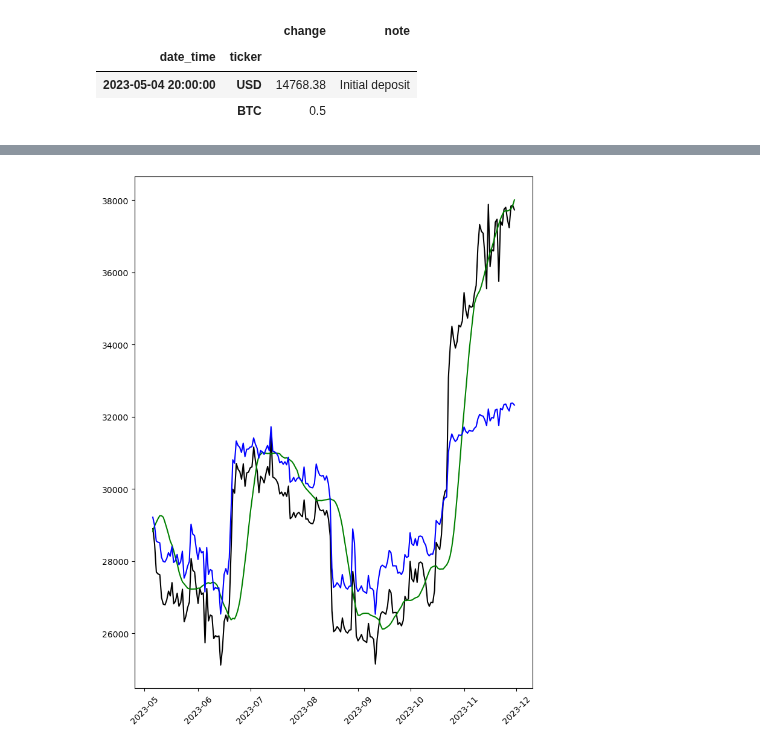
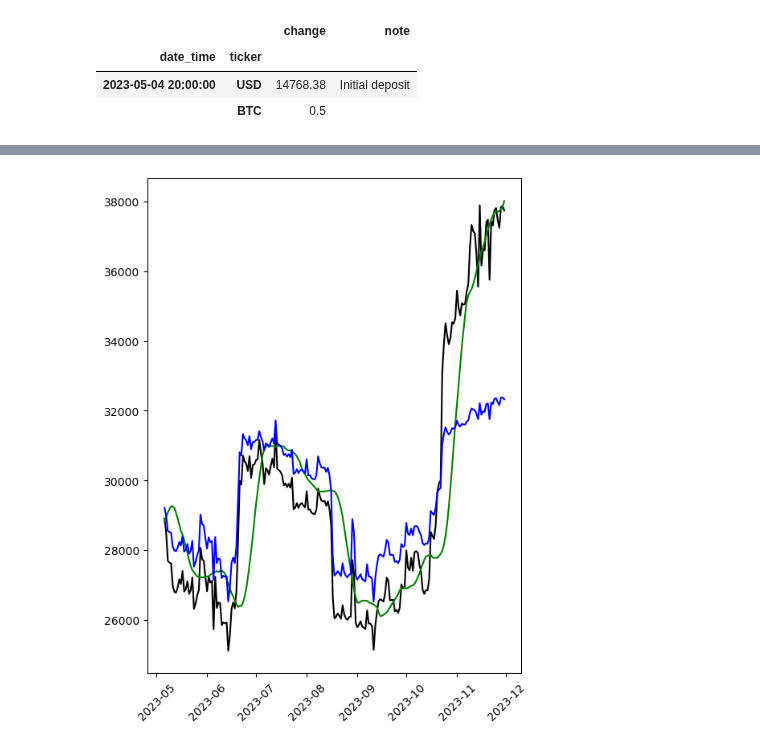
Before and after one commit to ArtemChemist/crypto, a Jupyter notebook: test clases.ipynb, the cells around one changed output, grey strips where cells are left out. Drawn from its saved outputs; the diff is of its cells as text; code cells hidden in the pictures.

```diff
--- a/test clases.ipynb
+++ b/test clases.ipynb
@@ -389,12 +350,12 @@ On 2023-11-29 19:00:00 value: 32324.49685860431
 # %%
 # Plot the results
 fig, ax = plt.subplots(1, 1, sharex = True)
-fig.set_figheight(11)
-fig.set_figwidth(8.5)
+fig.set_figheight(8)
+fig.set_figwidth(6)
 ax.plot(df_to_plot.index, df_to_plot['current'], color = 'black', label = 'Actual')
 ax.plot(df_to_plot.index, df_to_plot['predicted'], color = 'green', label = 'Predicted')
 ax.plot(my_portfolio.value.index, my_portfolio.value['value'], color = 'blue', label = 'Portfolio')
 for tick in ax.get_xticklabels():
         tick.set_rotation(45)
 # %% [output]
-[figure, old version]
+[figure, new version]
```
Also changed, not shown: parts of 3 cells of this notebook.
